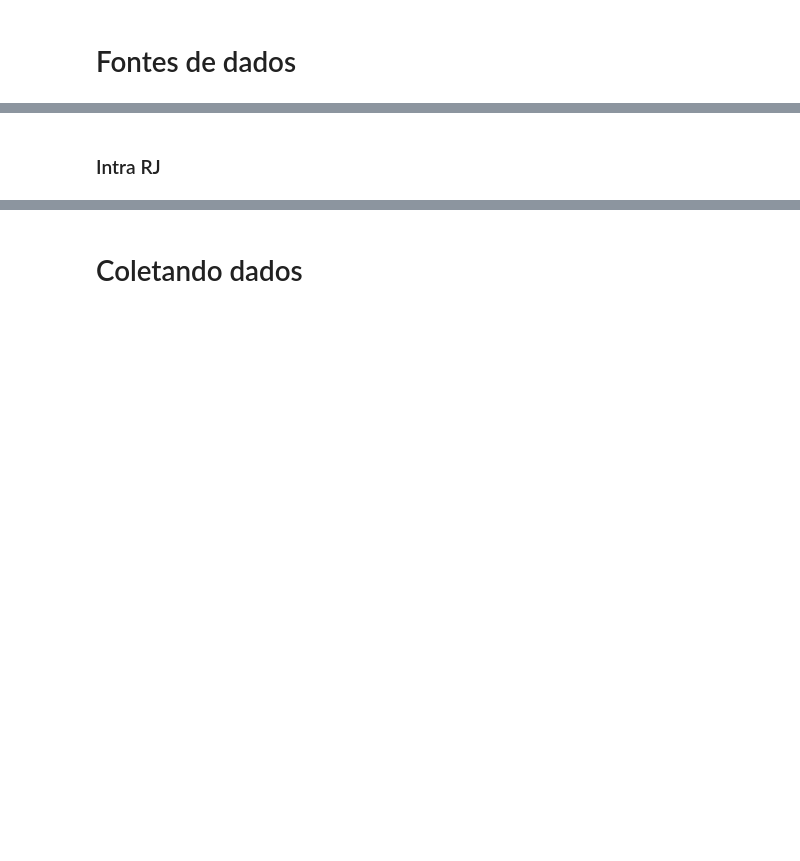
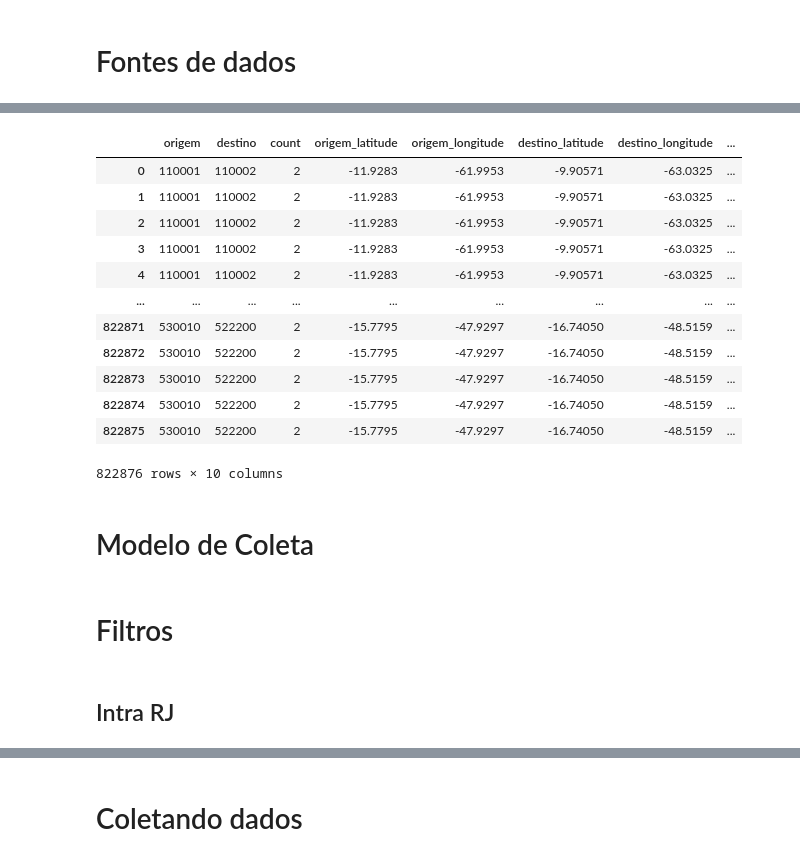
Before and after one commit to lucaslopes/gestantes, a Jupyter notebook: sections/database_gmaps.ipynb, the cells around one changed output, grey strips where cells are left out. Drawn from its saved outputs; the diff is of its cells as text; code cells hidden in the pictures; blank space fills up the shorter version.

```diff
--- a/sections/database_gmaps.ipynb
+++ b/sections/database_gmaps.ipynb
@@ -74,0 +154,19 @@ df_route
+# %%
+df_param = params_in_cols(df_sih.to_pandas())
+df_param
+# %% [output]
+|  | origem | destino | count | origem_latitude | origem_longitude | destino_latitude | destino_longitude | ... |
+| 0 | 110001 | 110002 | 2 | -11.9283 | -61.9953 | -9.90571 | -63.0325 | ... |
+| 1 | 110001 | 110002 | 2 | -11.9283 | -61.9953 | -9.90571 | -63.0325 | ... |
+| 2 | 110001 | 110002 | 2 | -11.9283 | -61.9953 | -9.90571 | -63.0325 | ... |
+| 3 | 110001 | 110002 | 2 | -11.9283 | -61.9953 | -9.90571 | -63.0325 | ... |
+| 4 | 110001 | 110002 | 2 | -11.9283 | -61.9953 | -9.90571 | -63.0325 | ... |
+| ... | ... | ... | ... | ... | ... | ... | ... | ... |
+| 822871 | 530010 | 522200 | 2 | -15.7795 | -47.9297 | -16.74050 | -48.5159 | ... |
+| 822872 | 530010 | 522200 | 2 | -15.7795 | -47.9297 | -16.74050 | -48.5159 | ... |
+| 822873 | 530010 | 522200 | 2 | -15.7795 | -47.9297 | -16.74050 | -48.5159 | ... |
+| 822874 | 530010 | 522200 | 2 | -15.7795 | -47.9297 | -16.74050 | -48.5159 | ... |
+| 822875 | 530010 | 522200 | 2 | -15.7795 | -47.9297 | -16.74050 | -48.5159 | ... |
+822876 rows × 10 columns
+# %% [markdown]
+# Modelo de Coleta
@@ -75,3 +220,5 @@ df_route
+# %% [markdown]
+# Filtros
 # %% [markdown]
-### Intra RJ
+## Intra RJ
 # %%
```
Also changed, not shown: parts of 37 cells of this notebook, 1 other file.
